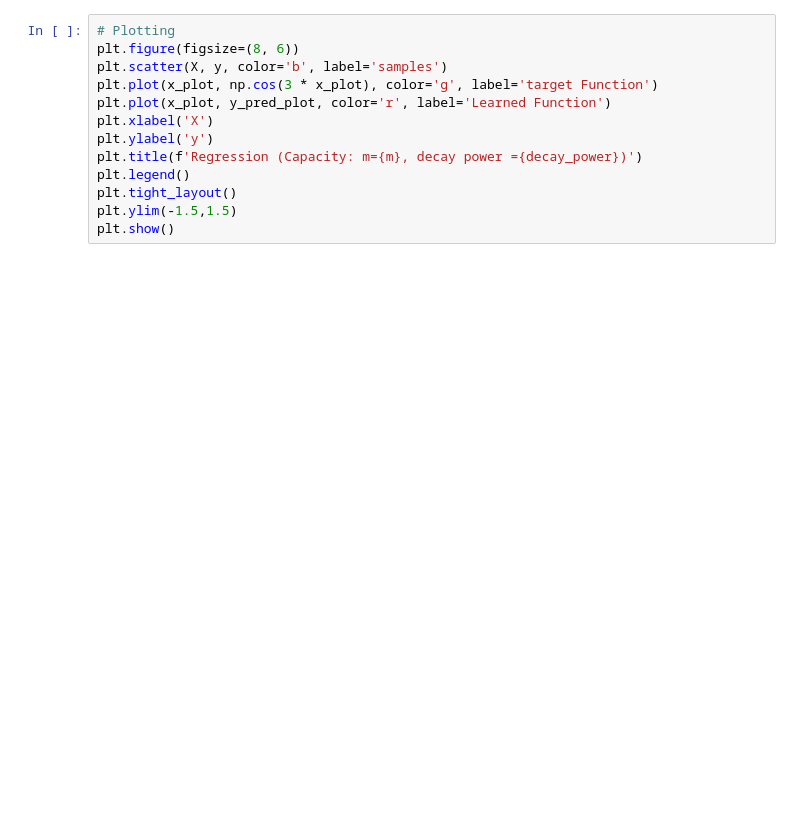
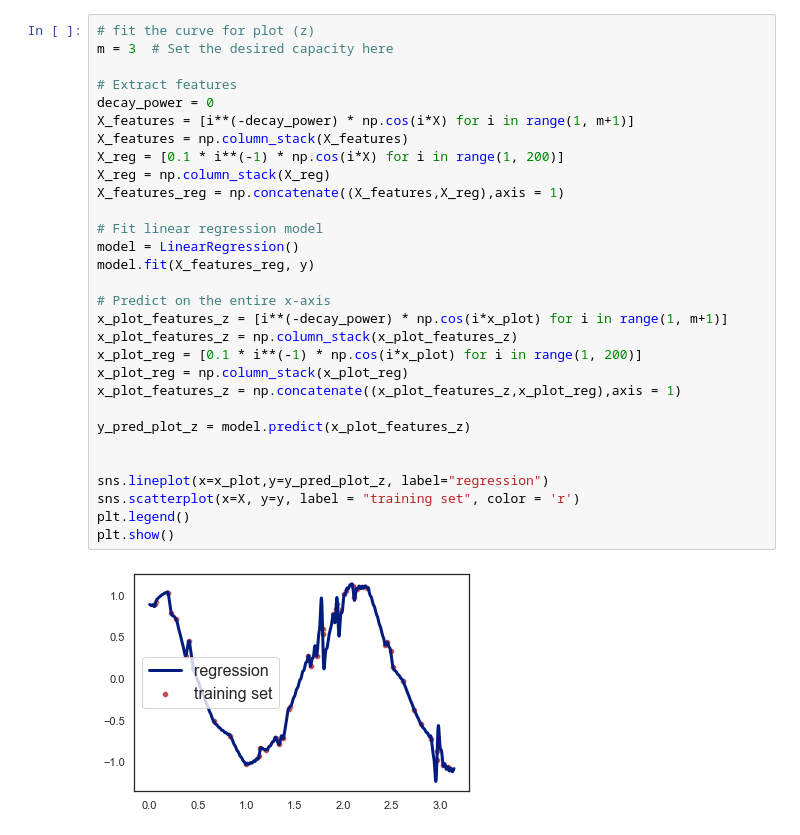
Before and after one commit to tscheng516/gaussian_RF, a Jupyter notebook: experiment.ipynb, the cells around one changed output. Cells and saved outputs as stored; diff of their text form; blank space fills up the shorter version.

```diff
--- a/experiment.ipynb
+++ b/experiment.ipynb
@@ -128,14 +323,33 @@ y_pred_plot_f = model.predict(x_plot_features_f)
-# %%
-# Plotting
-plt.figure(figsize=(8, 6))
-plt.scatter(X, y, color='b', label='samples')
-plt.plot(x_plot, np.cos(3 * x_plot), color='g', label='target Function')
-plt.plot(x_plot, y_pred_plot, color='r', label='Learned Function')
-plt.xlabel('X')
-plt.ylabel('y')
-plt.title(f'Regression (Capacity: m={m}, decay power ={decay_power})')
-plt.legend()
-plt.tight_layout()
-plt.ylim(-1.5,1.5)
-plt.show()
+# %%
+# fit the curve for plot (z)
+m = 3  # Set the desired capacity here
+
+# Extract features
+decay_power = 0
+X_features = [i**(-decay_power) * np.cos(i*X) for i in range(1, m+1)]
+X_features = np.column_stack(X_features)
+X_reg = [0.1 * i**(-1) * np.cos(i*X) for i in range(1, 200)]
+X_reg = np.column_stack(X_reg)
+X_features_reg = np.concatenate((X_features,X_reg),axis = 1)
+
+# Fit linear regression model
+model = LinearRegression()
+model.fit(X_features_reg, y)
+
+# Predict on the entire x-axis
+x_plot_features_z = [i**(-decay_power) * np.cos(i*x_plot) for i in range(1, m+1)]
+x_plot_features_z = np.column_stack(x_plot_features_z)
+x_plot_reg = [0.1 * i**(-1) * np.cos(i*x_plot) for i in range(1, 200)]
+x_plot_reg = np.column_stack(x_plot_reg)
+x_plot_features_z = np.concatenate((x_plot_features_z,x_plot_reg),axis = 1)
+
+y_pred_plot_z = model.predict(x_plot_features_z)
+
+
+sns.lineplot(x=x_plot,y=y_pred_plot_z, label="regression")
+sns.scatterplot(x=X, y=y, label = "training set", color = 'r')
+plt.legend()
+plt.show()
+# %% [output]
+[figure, added]
 # %%
```
Also changed, not shown: parts of 26 cells of this notebook, 6 other files.
